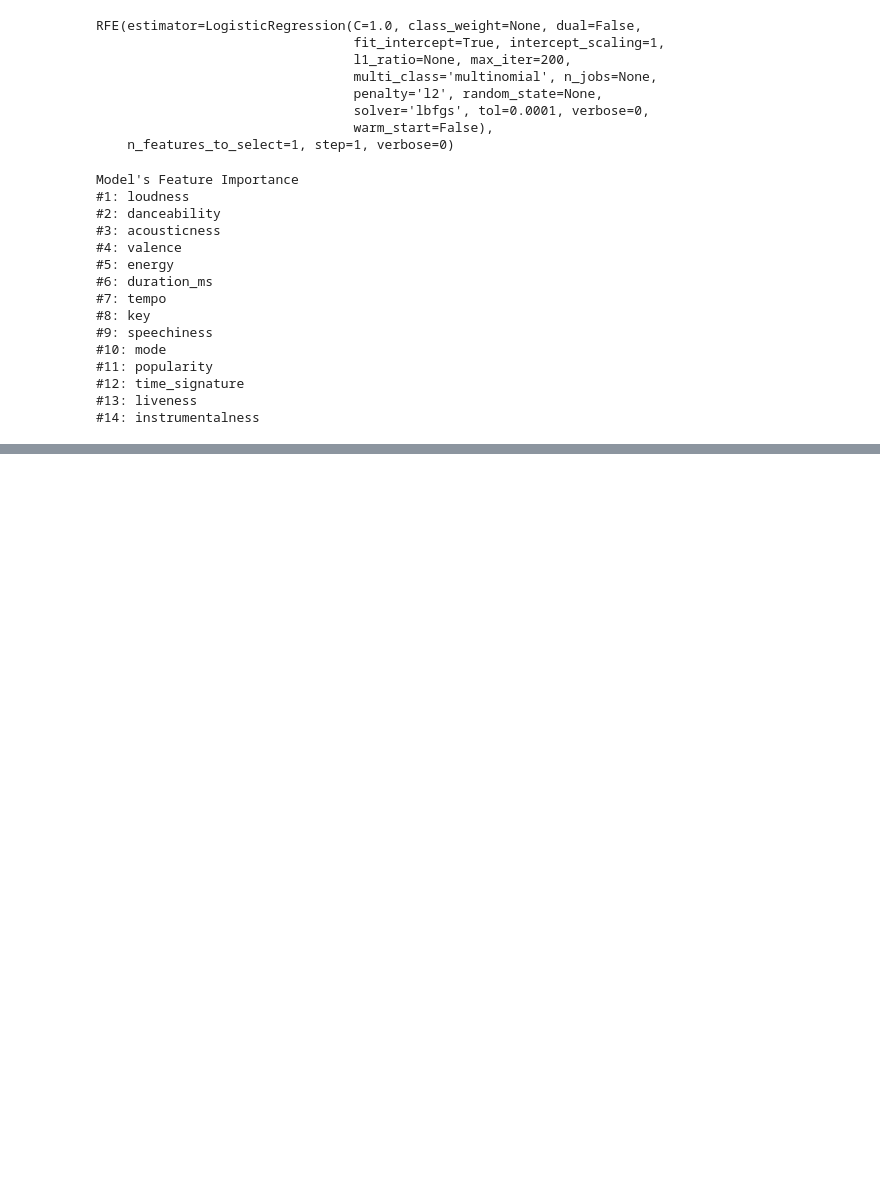
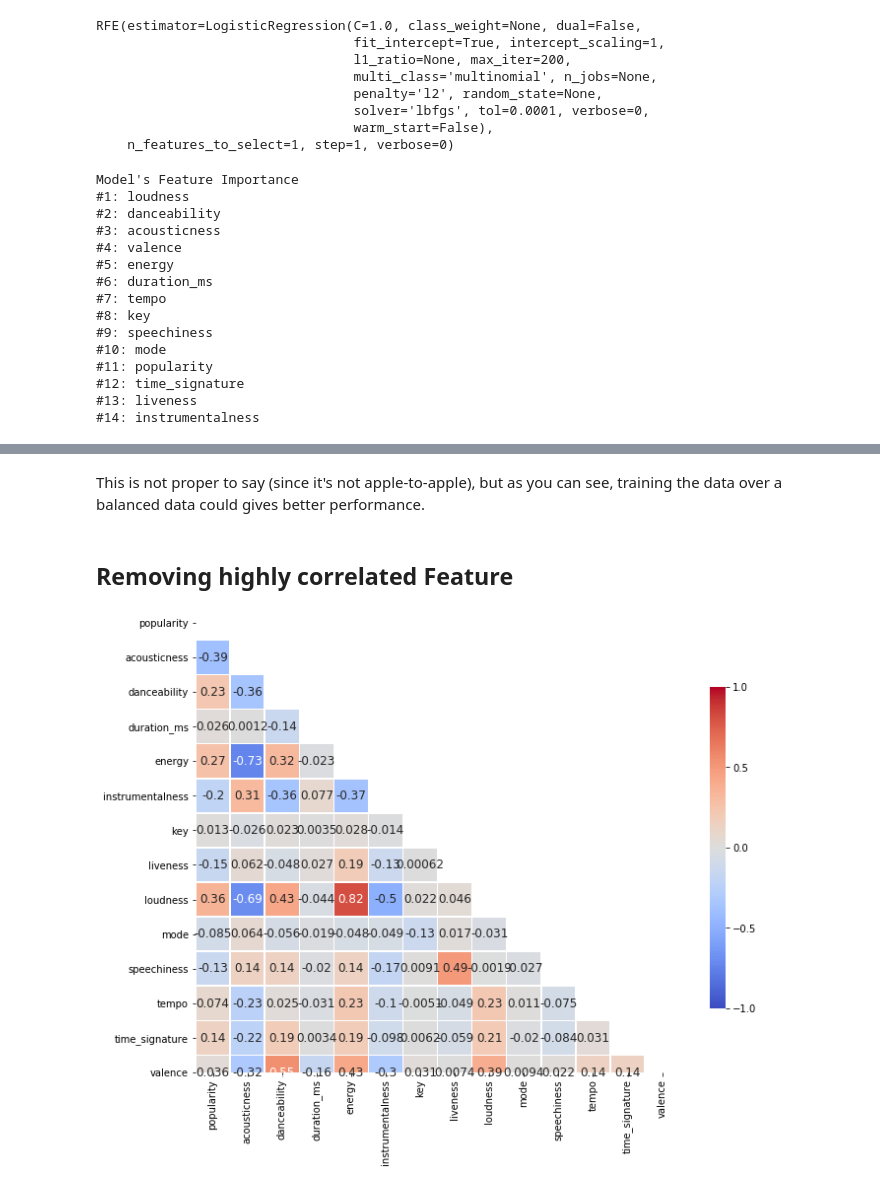
Before and after one commit to iqbalbasyar/Spotify-for-Data-Science, a Jupyter notebook: 2. Spotify Genre Classification.ipynb, the cells around one changed output, grey strips where cells are left out. Cells and saved outputs as stored; diff of their text form; code cells hidden in the pictures; blank space fills up the shorter version.

```diff
--- a/2. Spotify Genre Classification.ipynb
+++ b/2. Spotify Genre Classification.ipynb
@@ -347,0 +412,22 @@ Changing the classification to top5 approach might cure the performance measure.
+# %%
+def rebalance(data):
+    from tqdm import tqdm
+    # remove `a capella class`
+    data = data[data['genre'] != 'A Capella']
+    # set maximum occurence of data
+    max_val = 5400
+    # create new dataframe
+    _data = pd.DataFrame(columns=data.columns)
+
+    # iteratively add sample of songs based on genre
+    for genre in tqdm(data['genre'].unique()):
+        _data = _data.append(data[data['genre'] == genre].sample(n=max_val, random_state=1), ignore_index=True, sort=False)
+    return _data
+# %%
+balanced_df = rebalance(data).drop(columns=unused_col).reset_index(drop=True)
+balanced_df['duration_ms'] = balanced_df['duration_ms'].astype(int)
+balanced_df['time_signature'] = balanced_df['time_signature'].apply(lambda x : int(x[0]))
+balanced_df['mode'].replace(mode_dict, inplace=True)
+balanced_df['key'] = balanced_df['key'].replace(key_dict).astype(int)
+balanced_df['popularity'] = balanced_df['popularity'].astype(int)
+X_train, X_valid, y_train, y_valid = train_test_split(balanced_df.drop(columns='genre'),balanced_df['genre'], test_size=0.2, random_state=1)
@@ -347,0 +456,4 @@ Changing the classification to top5 approach might cure the performance measure.
+# %% [markdown]
+This is not proper to say (since it's not apple-to-apple), but as you can see, training the data over a balanced data could gives better performance.
+# %% [markdown]
+## Removing highly correlated Feature
@@ -347,0 +462,4 @@ Changing the classification to top5 approach might cure the performance measure.
+# %%
+sv.corr_heatmap(balanced_df)
+# %% [output]
+[figure, added]
```
Also changed, not shown: parts of 57 cells of this notebook, 2 other files.
